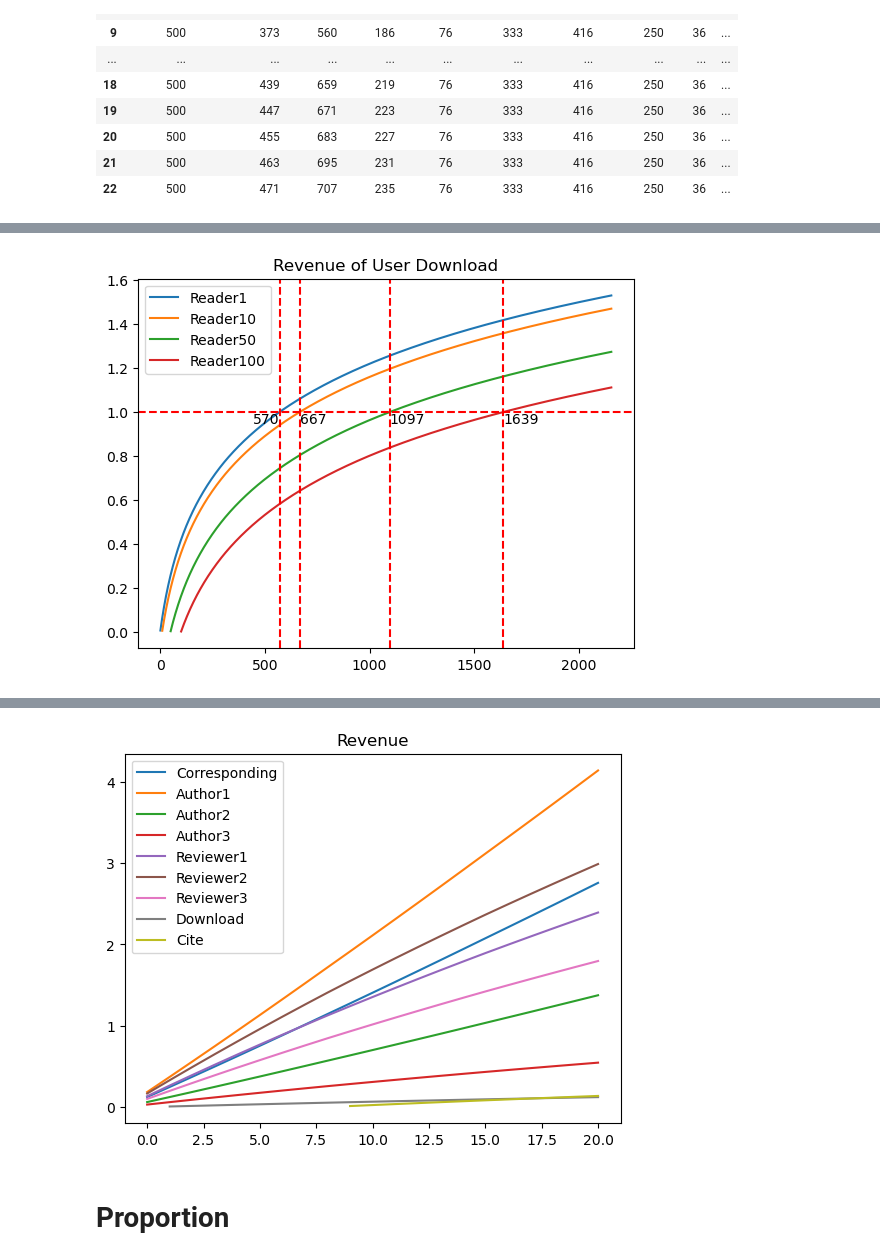
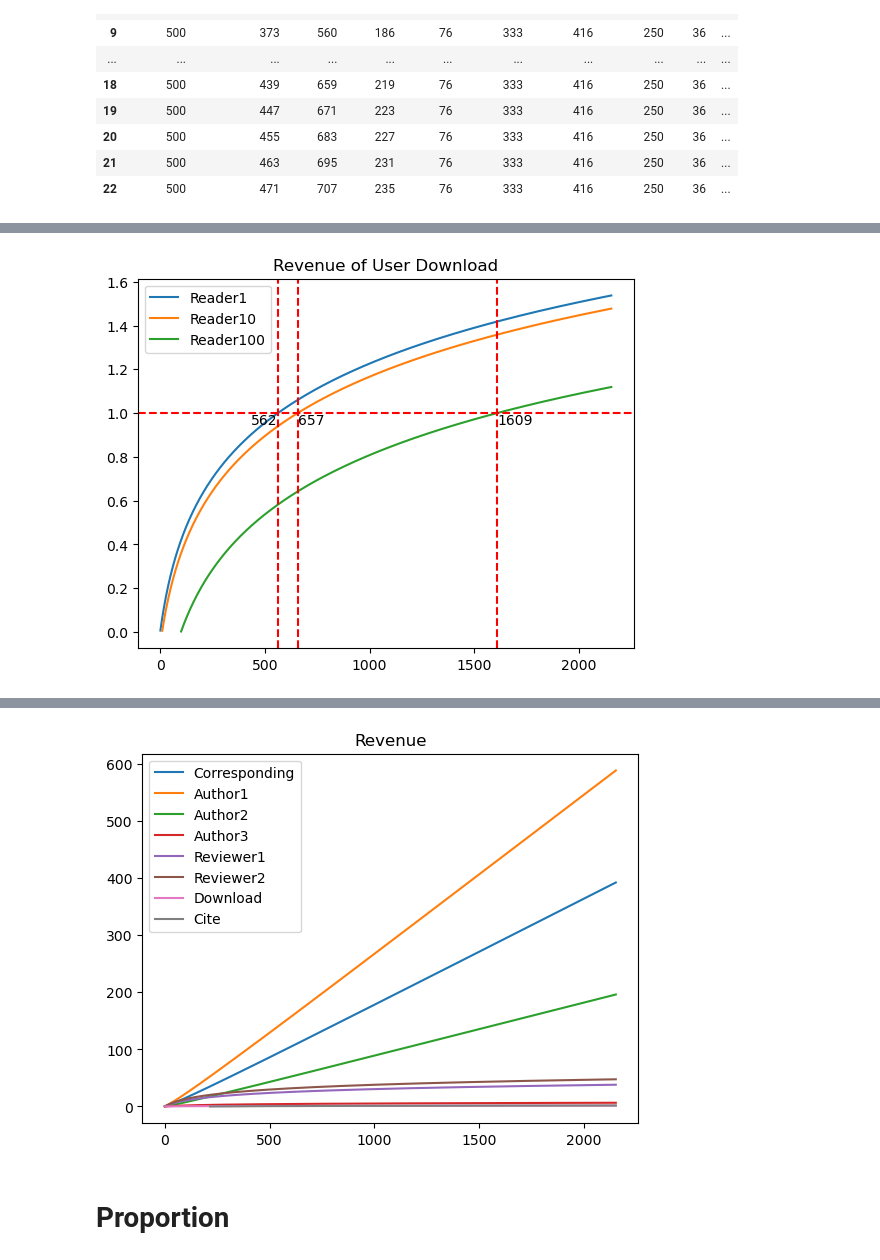
Before and after one commit to thales-casia/journal-dao, a Jupyter notebook: src/dao.ipynb, the cells around one changed output, grey strips where cells are left out. Saved outputs shown, nothing was run; the diff lists cells and outputs as text; code cells hidden in the pictures.

```diff
--- a/src/dao.ipynb
+++ b/src/dao.ipynb
@@ -212,10 +212,10 @@ class ArticleDAO:
 # %% [markdown]
 ## run instance
 # %%
-article = ArticleDAO(1, 'Publicater')
+article = ArticleDAO(1, 'Publisher')
 article.review(
   [IAuthor(address='Corresponding', sequence=0), IAuthor(address='Author1', sequence=1), IAuthor(address='Author2', sequence=2), IAuthor(address='Author3', sequence=3)],
-  [IReview(address='Reviewer1', rating=4), IReview(address='Reviewer2', rating=5), IReview(address='Reviewer3', rating=3)]
+  [IReview(address='Reviewer1', rating=4), IReview(address='Reviewer2', rating=5)]
 )
 
 # article.emulate(20, 2)
@@ -223,4 +223,4 @@ article.emulate(2154, 42)
 
 # article.show()
 # article.revenue(names=['download', 'cite'])
-article.revenue_user()
+# article.revenue_user()
@@ -278,16 +302,12 @@ def revenue_user():
   none_values = [None] * 10
   none_values.extend(finance['Download'].iloc[10:])
   df['Reader10'] = none_values
-  none_values = [None] * 50
-  none_values.extend(finance['Download'].iloc[50:])
-  df['Reader50'] = none_values
   none_values = [None] * 100
   none_values.extend(finance['Download'].iloc[100:])
   df['Reader100'] = none_values
 
   df['Reader1'] = df['Reader1'].cumsum()
   df['Reader10'] = df['Reader10'].cumsum()
-  df['Reader50'] = df['Reader50'].cumsum()
   df['Reader100'] = df['Reader100'].cumsum()
   ax = df.plot(title='Revenue of User Download')
   ax.axhline(y=1, color='r', linestyle='--')
@@ -297,15 +317,12 @@ def revenue_user():
   intersection_x = df.loc[df['Reader10'] >= 1].index.min()
   ax.text(intersection_x, 1, intersection_x, ha='left', va='top')
   ax.axvline(x=intersection_x, color='r', linestyle='--')
-  intersection_x = df.loc[df['Reader50'] >= 1].index.min()
-  ax.text(intersection_x, 1, intersection_x, ha='left', va='top')
-  ax.axvline(x=intersection_x, color='r', linestyle='--')
   intersection_x = df.loc[df['Reader100'] >= 1].index.min()
   ax.text(intersection_x, 1, intersection_x, ha='left', va='top')
   ax.axvline(x=intersection_x, color='r', linestyle='--')
 revenue_user()
 # %% [output]
-[figure, old version]
+[figure, new version]
 # %%
 import pandas as pd
 import numpy as np
@@ -341,9 +358,9 @@ print(df)
 18      19     17.0
 19      20     18.0
 # %%
-article.revenue(['Corresponding', 'Author1','Author2','Author3', 'Reviewer1', 'Reviewer2', 'Reviewer3', 'Download', 'Cite'])
+article.revenue(['Corresponding', 'Author1','Author2','Author3', 'Reviewer1', 'Reviewer2', 'Download', 'Cite'])
 # %% [output]
-[figure, old version]
+[figure, new version]
 # %% [markdown]
 # Proportion
 # %%
```
Also changed, not shown: parts of 5 cells of this notebook, 4 other files.
